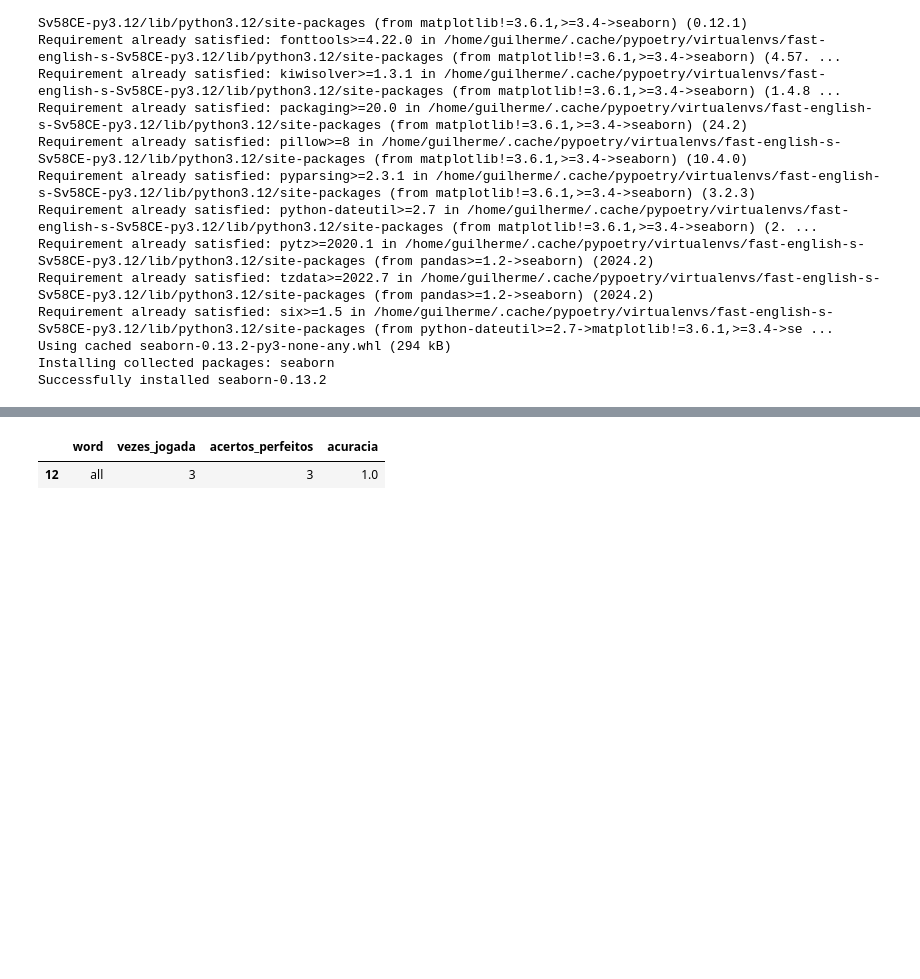
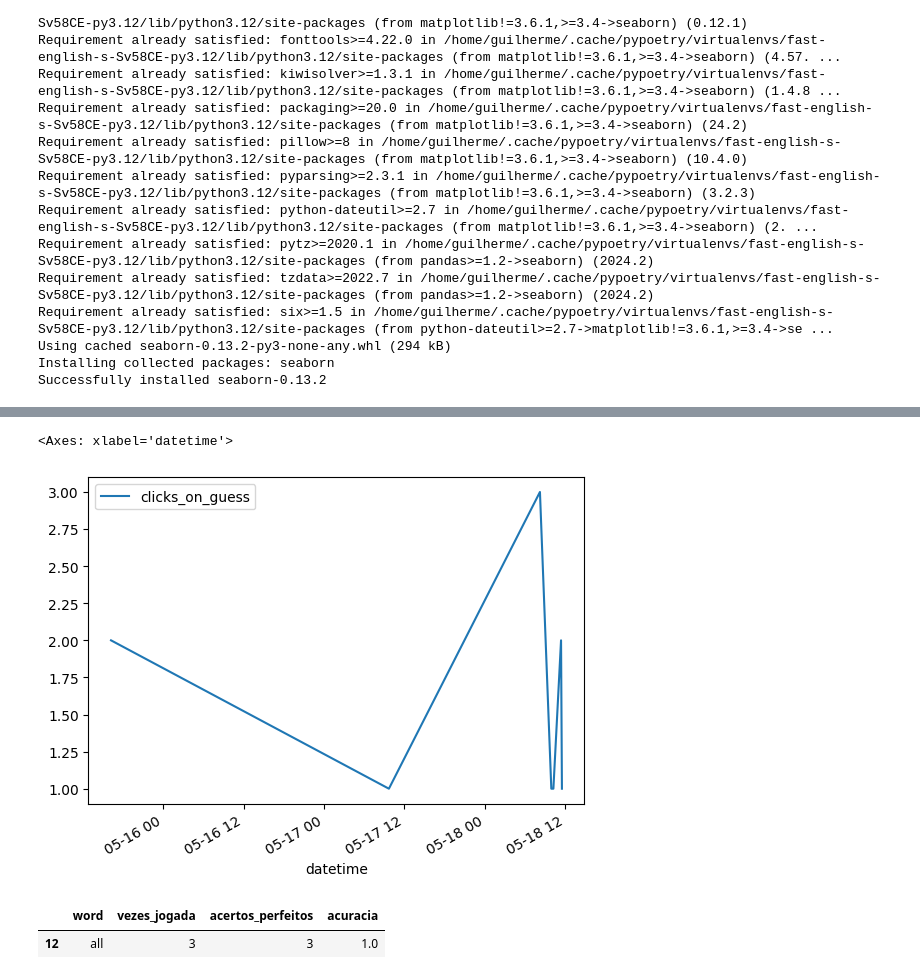
Before and after one commit to GuilhermeBranddao/fast-english, a Jupyter notebook: app/new_features/new_features/generate_statistc.ipynb, the cells around one changed output, grey strips where cells are left out. Drawn from its saved outputs; the diff is of its cells as text; code cells hidden in the pictures; blank space fills up the shorter version.

```diff
--- a/app/new_features/new_features/generate_statistc.ipynb
+++ b/app/new_features/new_features/generate_statistc.ipynb
@@ -73,3 +58,10 @@ df.tail(10)
+# %%
+df["datetime"] = pd.to_datetime(df["datetime"])
+
+df[df["word"]=="veal"].plot(x="datetime", y="clicks_on_guess")
+# %% [output]
+<Axes: xlabel='datetime'>
+[figure, added]
 # %%
 import pandas as pd
 from app.stats_words.analyzer import WordStatsAnalyzer
```
Also changed, not shown: parts of 2 cells of this notebook, 12 other files.
